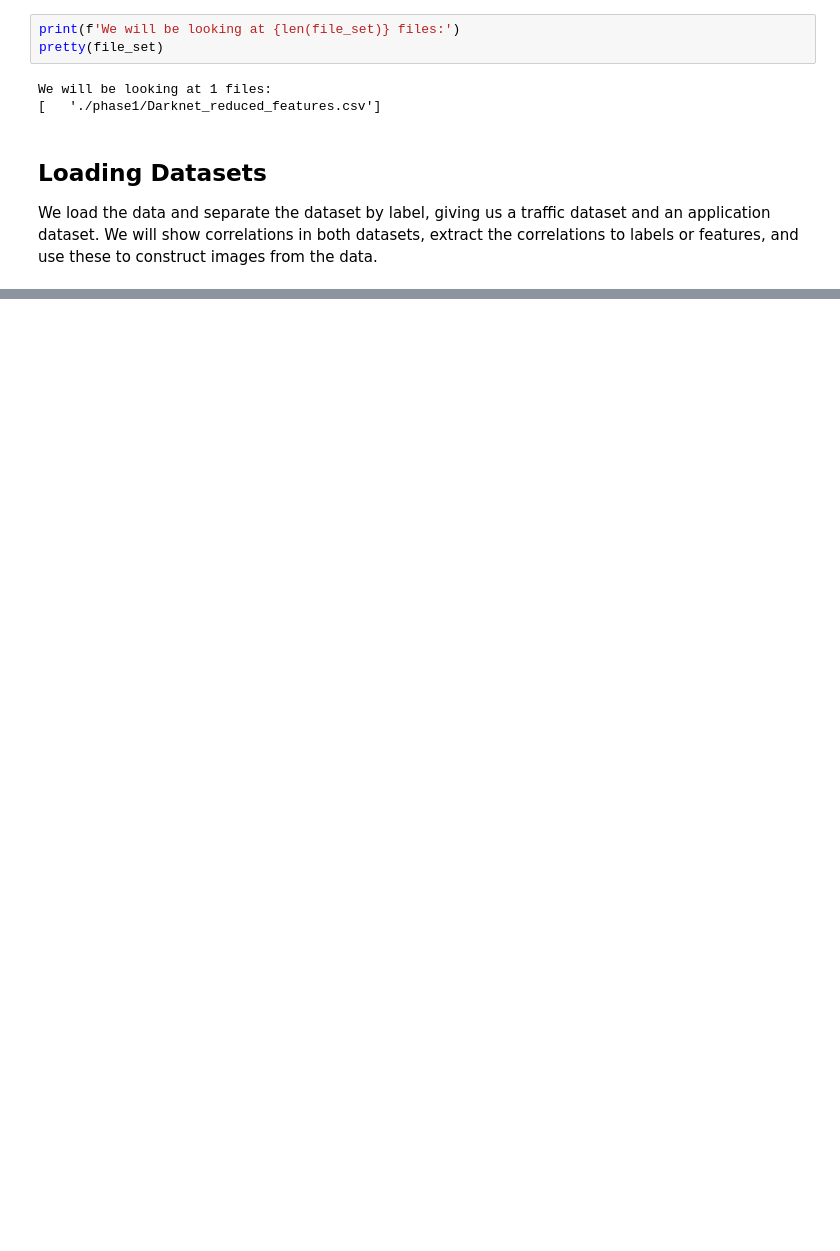
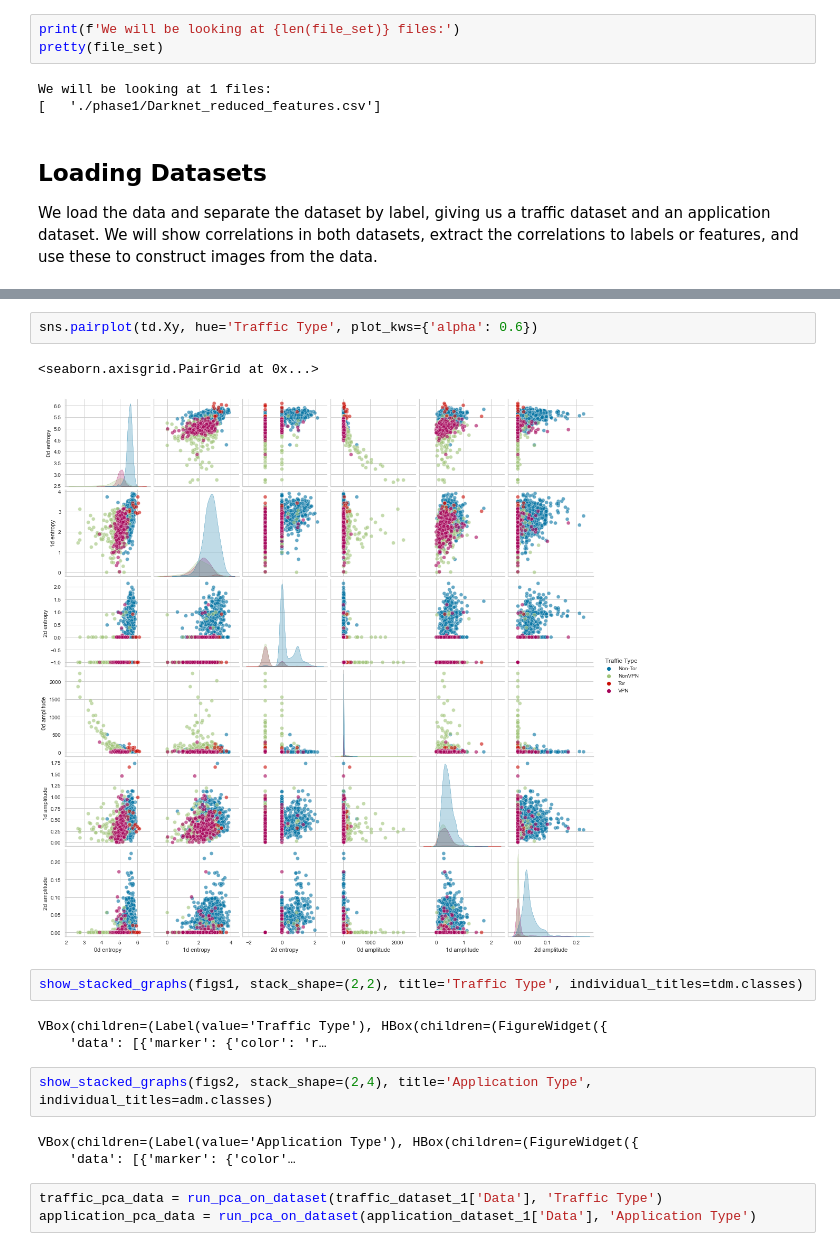
Before and after one commit to Karson-Fye/CMUDarknet, a Jupyter notebook: Data/Dataset_Topology_2.ipynb, the cells around one changed output, grey strips where cells are left out. Drawn from its saved outputs; the diff is of its cells as text; blank space fills up the shorter version.

```diff
--- a/Data/Dataset_Topology_2.ipynb
+++ b/Data/Dataset_Topology_2.ipynb
@@ -2146,0 +2371,18 @@ final_pic.show()
+# %%
+sns.pairplot(td.Xy, hue='Traffic Type', plot_kws={'alpha': 0.6})
+# %% [output]
+<seaborn.axisgrid.PairGrid at 0x...>
+[figure, added]
+# %%
+show_stacked_graphs(figs1, stack_shape=(2,2), title='Traffic Type', individual_titles=tdm.classes)
+# %% [output]
+VBox(children=(Label(value='Traffic Type'), HBox(children=(FigureWidget({
+    'data': [{'marker': {'color': 'r…
+# %%
+show_stacked_graphs(figs2, stack_shape=(2,4), title='Application Type', individual_titles=adm.classes)
+# %% [output]
+VBox(children=(Label(value='Application Type'), HBox(children=(FigureWidget({
+    'data': [{'marker': {'color'…
+# %%
+traffic_pca_data = run_pca_on_dataset(traffic_dataset_1['Data'], 'Traffic Type')
+application_pca_data = run_pca_on_dataset(application_dataset_1['Data'], 'Application Type')
```
Also changed, not shown: parts of 105 cells of this notebook, 18 other files.
